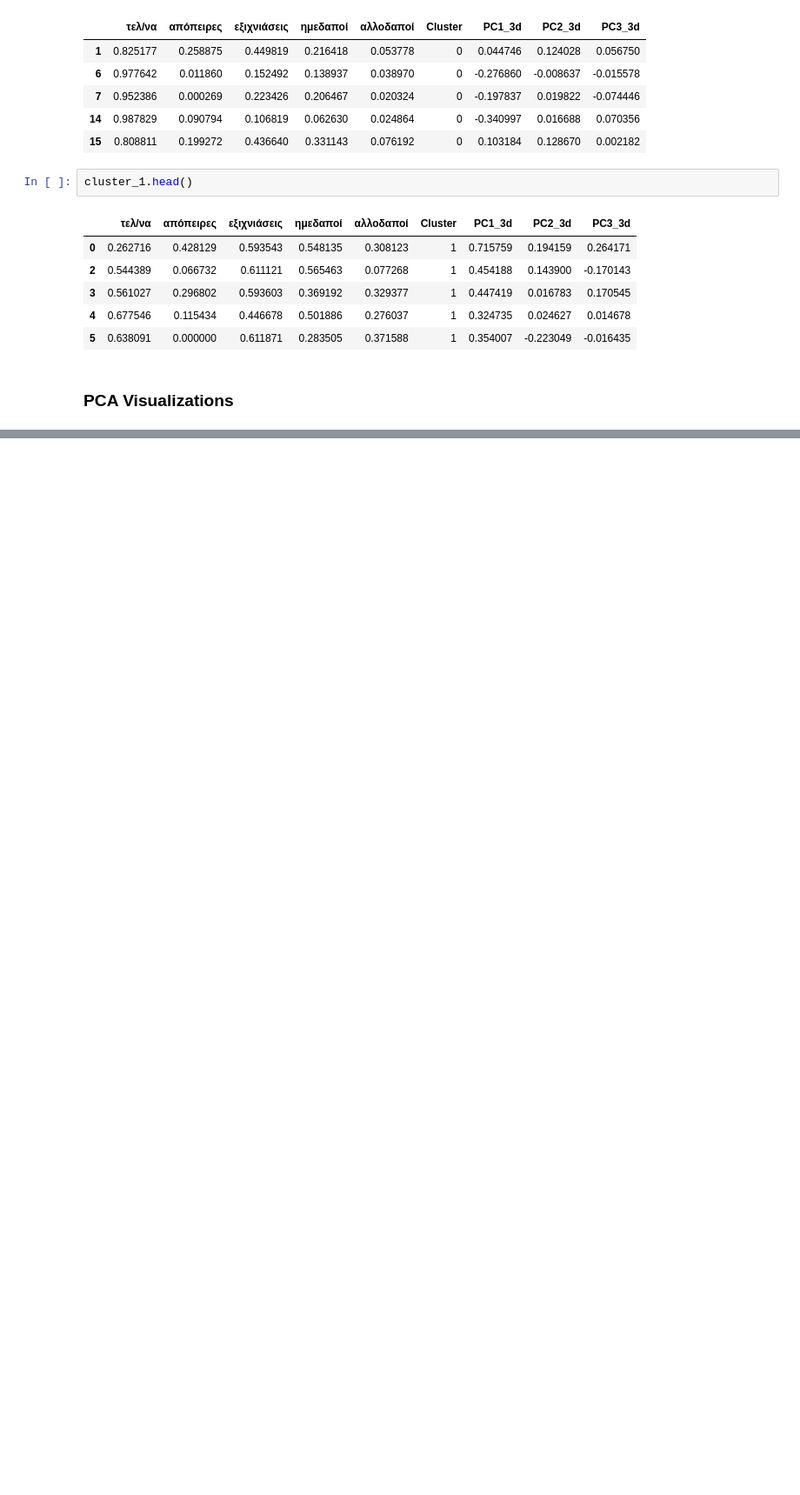
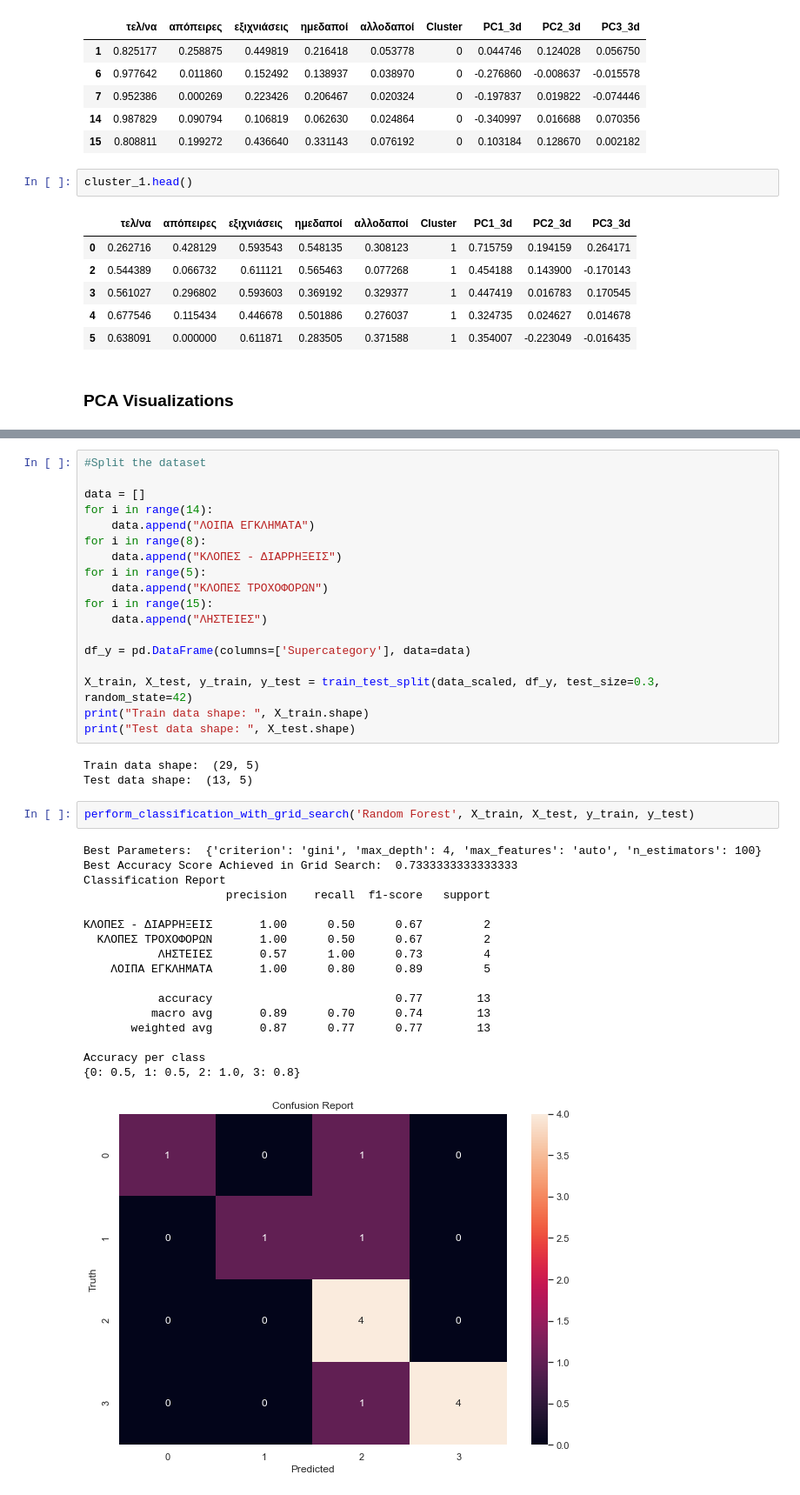
Before and after one commit to gbouzioto/data_mining_master_2020, a Jupyter notebook: exercise_3/crimes/crime.ipynb, the cells around one changed output, grey strips where cells are left out. Shown at 87% size. Saved outputs shown, nothing was run; the diff lists cells and outputs as text; blank space fills up the shorter version.

```diff
--- a/exercise_3/crimes/crime.ipynb
+++ b/exercise_3/crimes/crime.ipynb
@@ -278,0 +470,41 @@ ax.scatter(x, y, z, marker="s", c=data_scaled["Cluster"], s=40, cmap="rainbow")
+# %%
+#Split the dataset
+
+data = []
+for i in range(14):
+    data.append("ΛΟΙΠΑ ΕΓΚΛΗΜΑΤΑ")
+for i in range(8):
+    data.append("ΚΛΟΠΕΣ - ΔΙΑΡΡΗΞΕΙΣ")
+for i in range(5):
+    data.append("ΚΛΟΠΕΣ ΤΡΟΧΟΦΟΡΩΝ")
+for i in range(15):
+    data.append("ΛΗΣΤΕΙΕΣ")
+
+df_y = pd.DataFrame(columns=['Supercategory'], data=data)
+
+X_train, X_test, y_train, y_test = train_test_split(data_scaled, df_y, test_size=0.3, random_state=42)
+print("Train data shape: ", X_train.shape)
+print("Test data shape: ", X_test.shape)
+# %% [output]
+Train data shape:  (29, 5)
+Test data shape:  (13, 5)
+# %%
+perform_classification_with_grid_search('Random Forest', X_train, X_test, y_train, y_test)
+# %% [output]
+Best Parameters:  {'criterion': 'gini', 'max_depth': 4, 'max_features': 'auto', 'n_estimators': 100}
+Best Accuracy Score Achieved in Grid Search:  0.7333333333333333
+Classification Report
+                     precision    recall  f1-score   support
+
+ΚΛΟΠΕΣ - ΔΙΑΡΡΗΞΕΙΣ       1.00      0.50      0.67         2
+  ΚΛΟΠΕΣ ΤΡΟΧΟΦΟΡΩΝ       1.00      0.50      0.67         2
+           ΛΗΣΤΕΙΕΣ       0.57      1.00      0.73         4
+    ΛΟΙΠΑ ΕΓΚΛΗΜΑΤΑ       1.00      0.80      0.89         5
+
+           accuracy                           0.77        13
+          macro avg       0.89      0.70      0.74        13
+       weighted avg       0.87      0.77      0.77        13
+
+Accuracy per class
+{0: 0.5, 1: 0.5, 2: 1.0, 3: 0.8}
+[figure, added]
```
Also changed, not shown: parts of 26 cells of this notebook.
